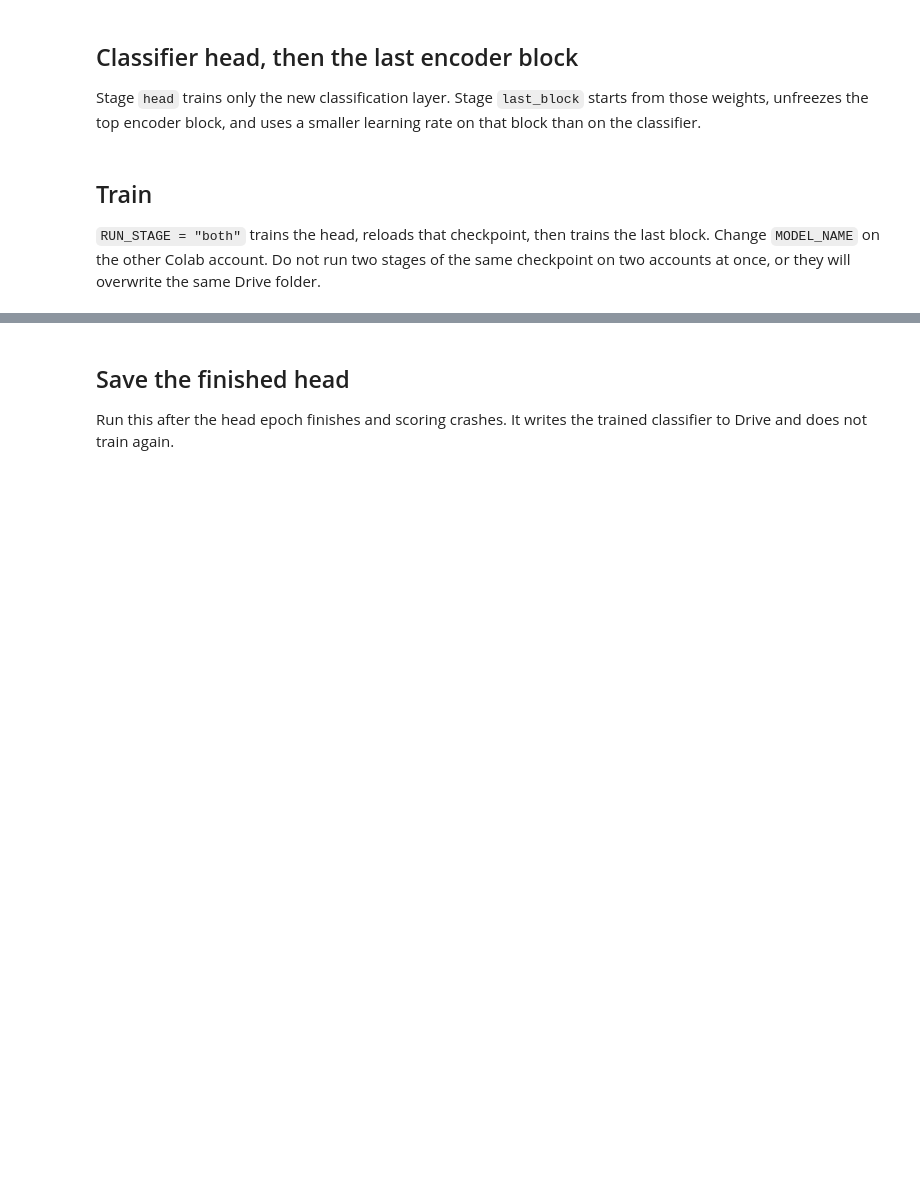
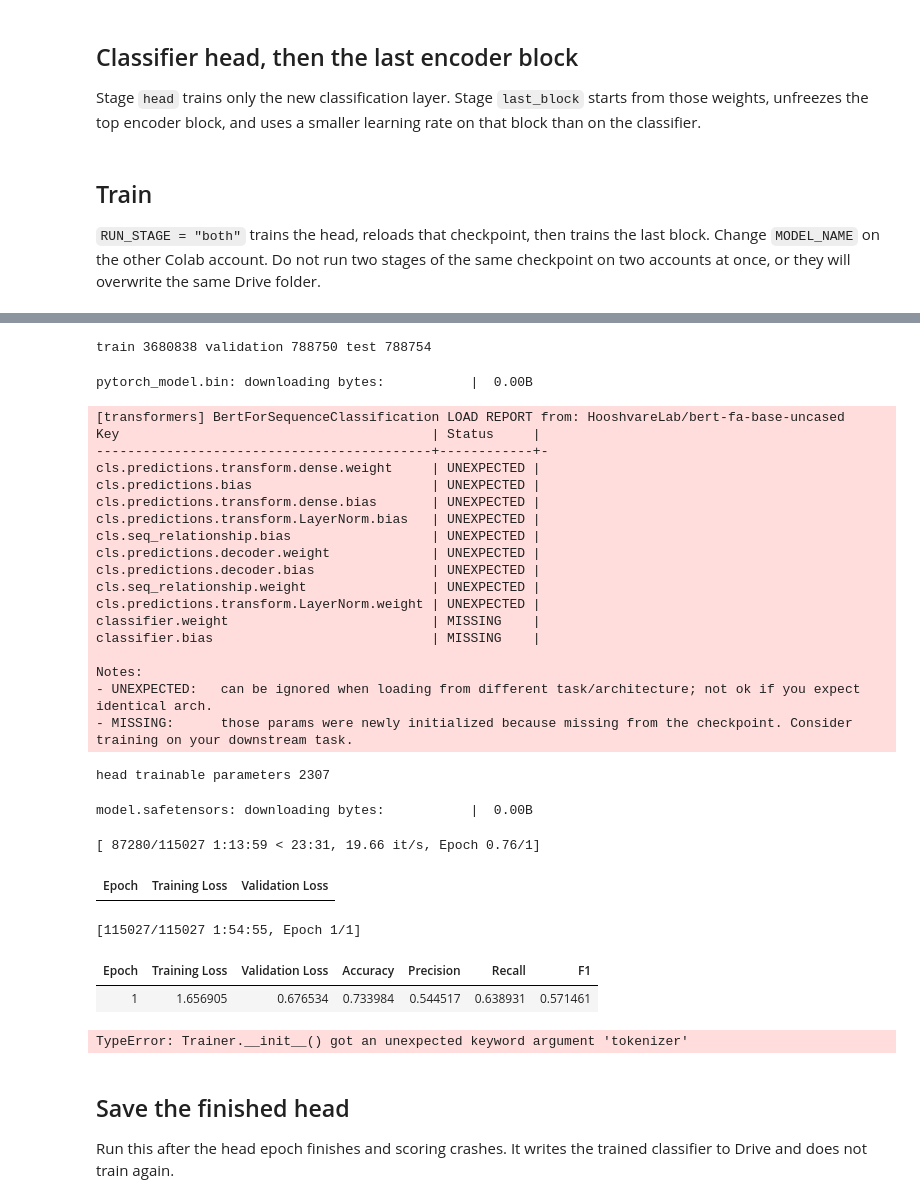
Before and after one commit to atozmax/digikala-comment-recommendation, a Jupyter notebook: notebooks/colab/01-parsbert-finetune.ipynb, the cells around one changed output, grey strips where cells are left out. Saved outputs shown, nothing was run; the diff lists cells and outputs as text; code cells hidden in the pictures; blank space fills up the shorter version.

Commit message:
colab training process completed

```diff
--- a/notebooks/colab/01-parsbert-finetune.ipynb
+++ b/notebooks/colab/01-parsbert-finetune.ipynb
@@ -345,7 +367,7 @@ collator = DataCollatorWithPadding(tokenizer)
 
 def make_args(stage: str, learning_rate: float) -> TrainingArguments:
     return TrainingArguments(
-        output_dir=f"{DRIVE_DIR}/runs/{slug(MODEL_NAME)}--{stage}",
+        output_dir=f"/content/checkpoints/{slug(MODEL_NAME)}-{stage}",
         learning_rate=learning_rate,
         per_device_train_batch_size=BATCH_SIZE,
         per_device_eval_batch_size=BATCH_SIZE,
@@ -372,7 +394,7 @@ def score_frame(model, frame: pl.DataFrame) -> dict:
         report_to="none",
         fp16=torch.cuda.is_available(),
     )
-    trainer = Trainer(model=model, args=args, data_collator=collator, processing_class=tokenizer)
+    trainer = Trainer(model=model, args=args, data_collator=collator, tokenizer=tokenizer)
     prediction = trainer.predict(holder)
     return metric_bundle(prediction.label_ids, np.argmax(prediction.predictions, axis=-1))
 
@@ -440,3 +462,4 @@ test_metrics["split"] = "test"
 test_metrics["model_name"] = json.loads((best_dir / "metrics.json").read_text()).get("model_name")
 (best_dir / "test_metrics.json").write_text(json.dumps(test_metrics, indent=2))
 print("test", json.dumps({key: test_metrics[key] for key in ("accuracy", "precision", "recall", "f1")}, indent=2))
+# %% [output]
@@ -443,3 +468,31 @@ print("test", json.dumps({key: test_metrics[key] for key in ("accuracy", "precis
+train 3680838 validation 788750 test 788754
+pytorch_model.bin: downloading bytes:           |  0.00B
+[transformers] BertForSequenceClassification LOAD REPORT from: HooshvareLab/bert-fa-base-uncased
+Key                                        | Status     |
+-------------------------------------------+------------+-
+cls.predictions.transform.dense.weight     | UNEXPECTED |
+cls.predictions.bias                       | UNEXPECTED |
+cls.predictions.transform.dense.bias       | UNEXPECTED |
+cls.predictions.transform.LayerNorm.bias   | UNEXPECTED |
+cls.seq_relationship.bias                  | UNEXPECTED |
+cls.predictions.decoder.weight             | UNEXPECTED |
+cls.predictions.decoder.bias               | UNEXPECTED |
+cls.seq_relationship.weight                | UNEXPECTED |
+cls.predictions.transform.LayerNorm.weight | UNEXPECTED |
+classifier.weight                          | MISSING    |
+classifier.bias                            | MISSING    |
+
+Notes:
+- UNEXPECTED:   can be ignored when loading from different task/architecture; not ok if you expect identical arch.
+- MISSING:      those params were newly initialized because missing from the checkpoint. Consider training on your downstream task.
+head trainable parameters 2307
+model.safetensors: downloading bytes:           |  0.00B
+[ 87280/115027 1:13:59 < 23:31, 19.66 it/s, Epoch 0.76/1]
+| Epoch | Training Loss | Validation Loss |
+[115027/115027 1:54:55, Epoch 1/1]
+| Epoch | Training Loss | Validation Loss | Accuracy | Precision | Recall | F1 |
+| 1 | 1.656905 | 0.676534 | 0.733984 | 0.544517 | 0.638931 | 0.571461 |
+TypeError: Trainer.__init__() got an unexpected keyword argument 'tokenizer'
 # %% [markdown]
 ## Save the finished head
 
```
Also changed, not shown: parts of 11 cells of this notebook, 3 other files.
